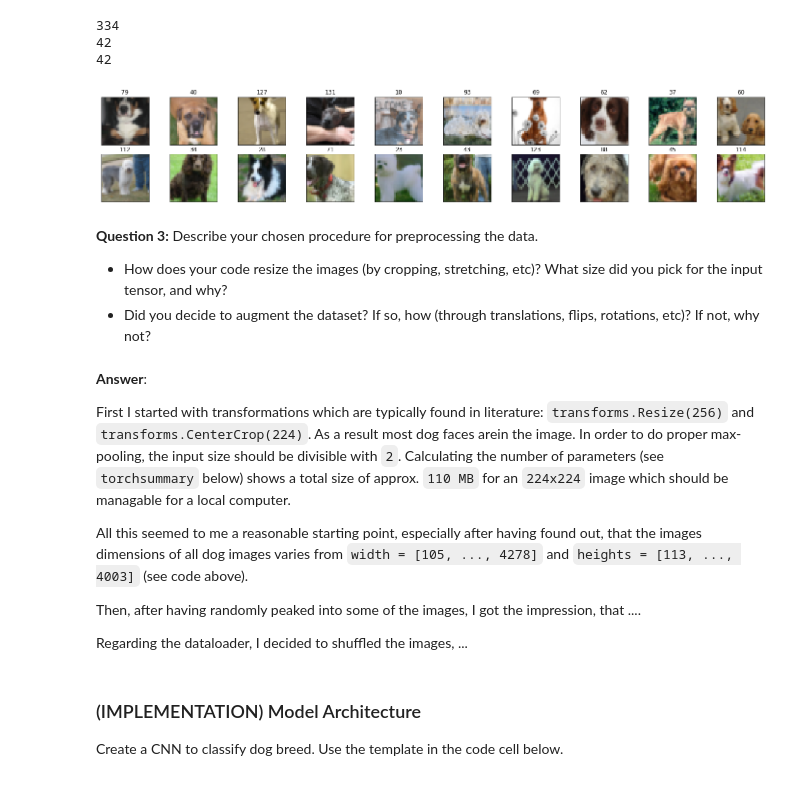
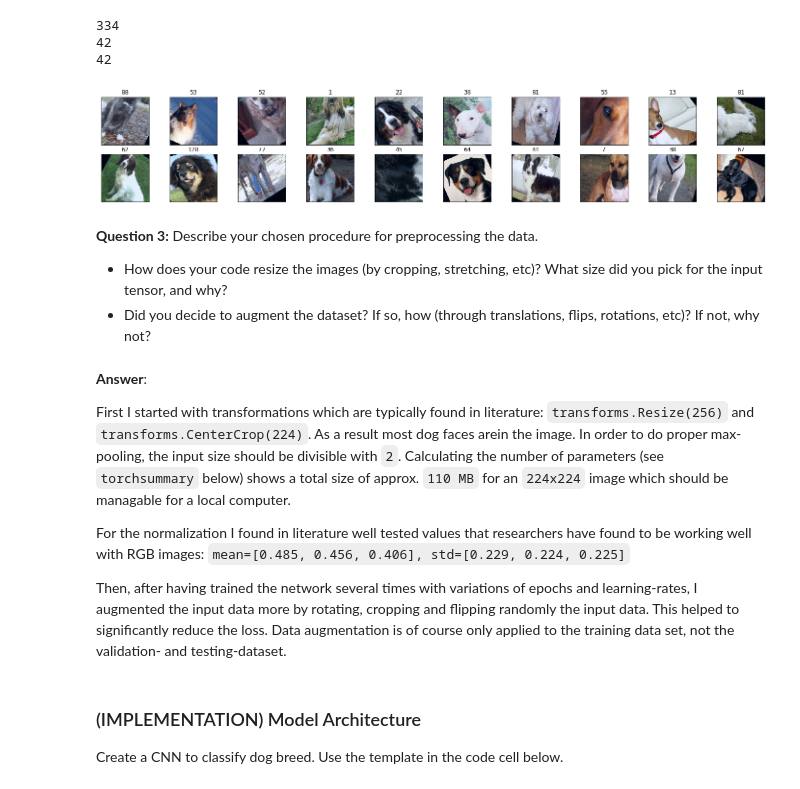
Before and after one commit to thomd/deep-learning-v2-pytorch, a Jupyter notebook: project-dog-classification/dog_app.ipynb, the cells around one changed output. Saved outputs shown, nothing was run; the diff lists cells and outputs as text; code cells hidden in the pictures.

```diff
--- a/project-dog-classification/dog_app.ipynb
+++ b/project-dog-classification/dog_app.ipynb
@@ -367,24 +367,30 @@ from torchvision import datasets, transforms
 ### TODO: Write data loaders for training, validation, and test sets
 ## Specify appropriate transforms, and batch_sizes
 
-# normalize in terms of size and color space (pytorch required to have images with same height and width)
-normalize = transforms.Compose([
-    #transforms.Resize(256),
-    #transforms.CenterCrop(224),
-    transforms.Resize(40),
-    transforms.CenterCrop(32),
+train_transform = transforms.Compose([
+    transforms.RandomRotation(40),
+    transforms.RandomResizedCrop(224),
+    transforms.RandomHorizontalFlip(),
     transforms.ToTensor(),
-    transforms.Normalize((0.5, 0.5, 0.5), (0.5, 0.5, 0.5))
+    transforms.Normalize(mean=[0.485, 0.456, 0.406], std=[0.229, 0.224, 0.225])
 ])
 
-train_dataset = datasets.ImageFolder('./dogImages/train', transform=normalize)
-validation_dataset = datasets.ImageFolder('./dogImages/valid', transform=normalize)
-test_dataset = datasets.ImageFolder('./dogImages/test', transform=normalize)
+valid_test_transform = transforms.Compose([
+    transforms.Resize(255),
+    transforms.CenterCrop((224, 224)),
+    transforms.ToTensor(),
+    transforms.Normalize(mean=[0.485, 0.456, 0.406], std=[0.229, 0.224, 0.225])
+])
+
+train_dataset = datasets.ImageFolder('./dogImages/train', transform=train_transform)
+validation_dataset = datasets.ImageFolder('./dogImages/valid', transform=valid_test_transform)
+test_dataset = datasets.ImageFolder('./dogImages/test', transform=valid_test_transform)
 
 batch_size = 20
 train_loader = torch.utils.data.DataLoader(train_dataset, batch_size=batch_size, shuffle=True)
 validation_loader = torch.utils.data.DataLoader(validation_dataset, batch_size=batch_size, shuffle=True)
 test_loader = torch.utils.data.DataLoader(test_dataset, batch_size=batch_size, shuffle=True)
+
 loaders_scratch = dict([('train', train_loader), ('valid', validation_loader), ('test', test_loader)])
 # %%
 print(len(train_dataset))
@@ -403,19 +409,19 @@ print(len(test_loader))
 42
 42
 # %%
-images, labels = next(iter(train_loader))         # first batch of 20 images
+images, labels = next(iter(train_loader))                  # first batch of 20 images
 
 def imshow(img):
-    img = img / 2 + 0.5                           # unnormalize
-    plt.imshow(np.transpose(img, (1, 2, 0)))      # convert from torch.Size([3, 224, 224]) to torch.Size([224, 224, 3])
+    img = (img - img.min()) / (img.max() - img.min())      # unnormalize
+    plt.imshow(np.transpose(img, (1, 2, 0)))               # convert from torch.Size([3, x, x]) to torch.Size([x, x, 3])
 
 fig = plt.figure(figsize=(25, 4))
 for idx in np.arange(batch_size):
     ax = fig.add_subplot(2, batch_size / 2, idx+1, xticks=[], yticks=[])
     imshow(images[idx])
     ax.set_title(labels[idx].item())
 # %% [output]
-[figure, old version]
+[figure, new version]
 # %% [markdown]
 **Question 3:** Describe your chosen procedure for preprocessing the data.
 - How does your code resize the images (by cropping, stretching, etc)?  What size did you pick for the input tensor, and why?
@@ -425,11 +431,9 @@ for idx in np.arange(batch_size):
 
 First I started with transformations which are typically found in literature: `transforms.Resize(256)` and `transforms.CenterCrop(224)`. As a result most dog faces arein the image. In order to do proper max-pooling, the input size should be divisible with `2`. Calculating the number of parameters (see `torchsummary` below) shows a total size of approx. `110 MB` for an `224x224` image which should be managable for a local computer.
 
-All this seemed to me a reasonable starting point, especially after having found out, that the images dimensions of all dog images varies from `width = [105, ..., 4278]` and `heights = [113, ..., 4003]` (see code above).
+For the normalization I found in literature well tested values that researchers have found to be working well with RGB images: `mean=[0.485, 0.456, 0.406], std=[0.229, 0.224, 0.225]`
 
-Then, after having randomly peaked into some of the images, I got the impression, that ....
-
-Regarding the dataloader, I decided to shuffled the images, ...
+Then, after having trained the network several times with variations of epochs and learning-rates, I augmented the input data more by rotating, cropping and flipping randomly the input data. This helped to significantly reduce the loss. Data augmentation is of course only applied to the training data set, not the validation- and testing-dataset.
 # %% [markdown]
 ### (IMPLEMENTATION) Model Architecture
 
```
Also changed, not shown: parts of 25 cells of this notebook.
